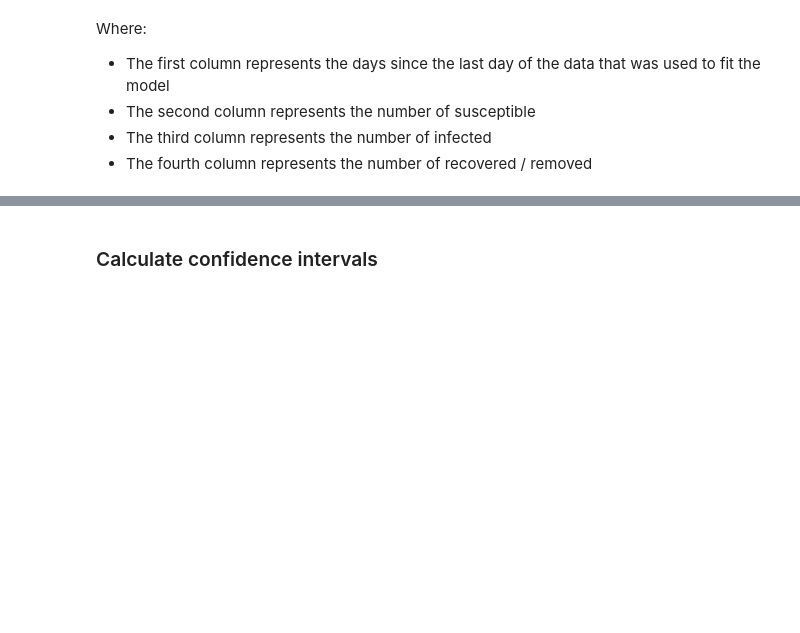
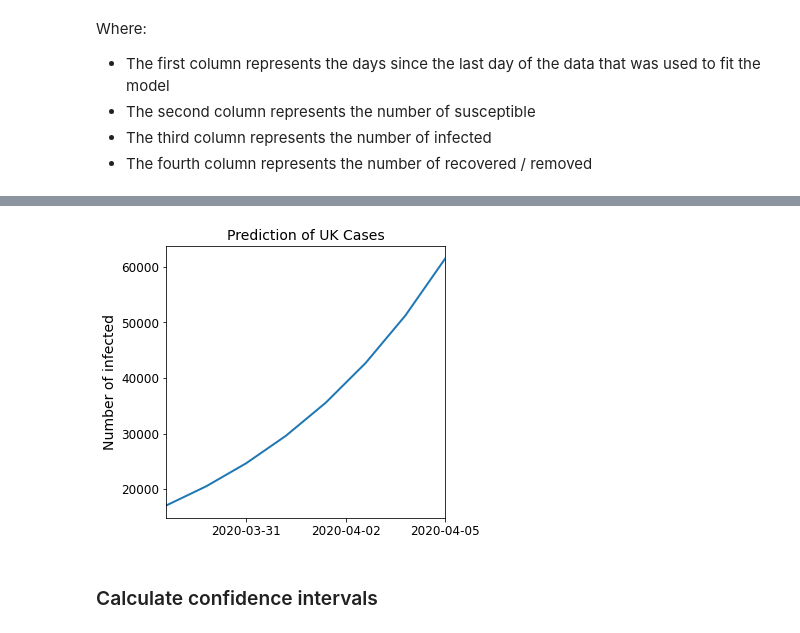
Before and after one commit to open-sir/open-sir, a Jupyter notebook: doc/tutorials/SIR.ipynb, the cells around one changed output, grey strips where cells are left out. Saved outputs shown, nothing was run; the diff lists cells and outputs as text; code cells hidden in the pictures; blank space fills up the shorter version.

Commit message:
docs: datetime plot

```diff
--- a/doc/tutorials/SIR.ipynb
+++ b/doc/tutorials/SIR.ipynb
@@ -370,3 +360,25 @@ plt.show()
+# %%
+import datetime # Import datetime module from the standard library
+# Create a date time range based on the number of rows of the prediction
+numdays = pred_7.shape[0]
+day_zero = datetime.datetime(2020,3,29)
+date_list = [day_zero + datetime.timedelta(days=x) for x in range(numdays)]
+# %%
+# Extract figure and axes
+fig, ax = plt.subplots(figsize=[5,5])
+# plt.plot(pred_7[:,0], pred_7[:,2], linewidth=2)
+plt.plot(date_list, pred_7[:,2], linewidth=2)
+plt.title('Prediction of UK Cases', size=14)
+plt.ylabel('Number of infected', size=14)
+# Remove trailing space
+plt.xlim(date_list[0],date_list[-1])
+# Limit the amount of data displayed
+ax.xaxis.set_major_locator(plt.MaxNLocator(3))
+# Increase the size of the ticks
+ax.tick_params(labelsize=12)
+plt.show()
+# %% [output]
+[figure, added]
 # %% [markdown]
 ### Calculate confidence intervals
 # %%
```
Also changed, not shown: parts of 13 cells of this notebook.
